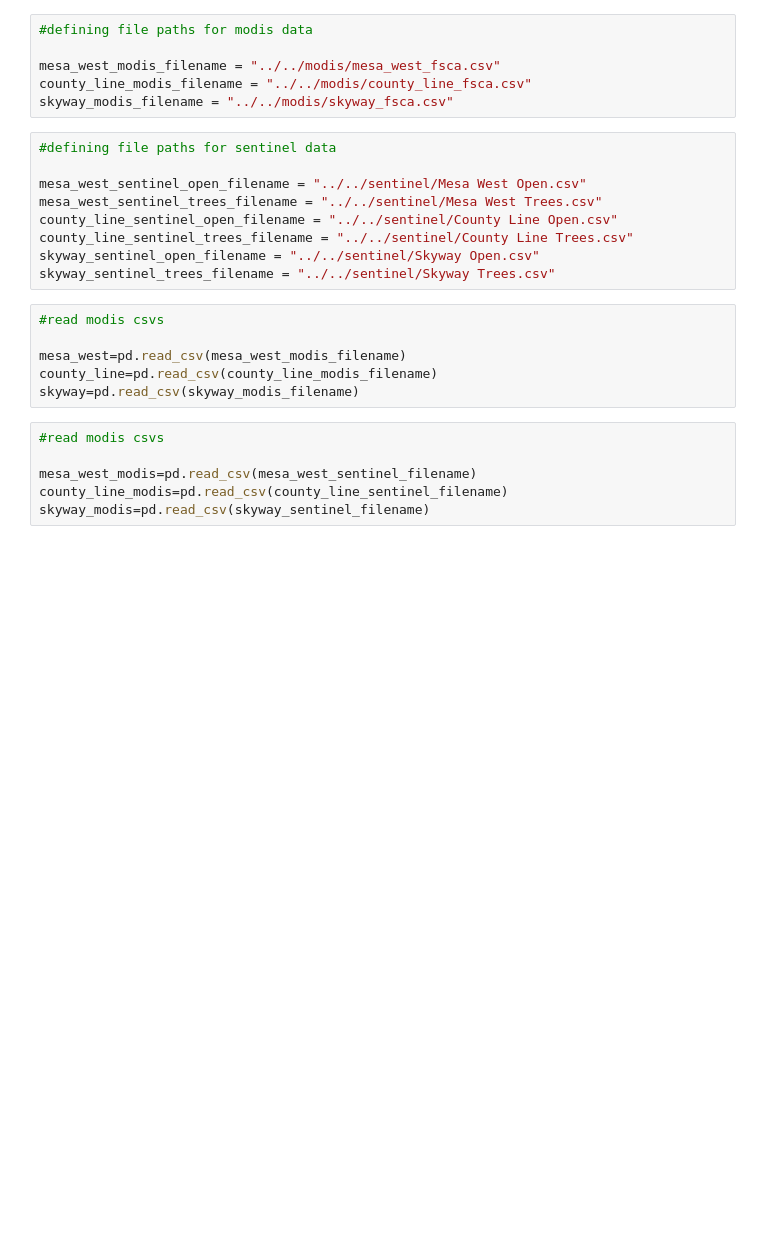
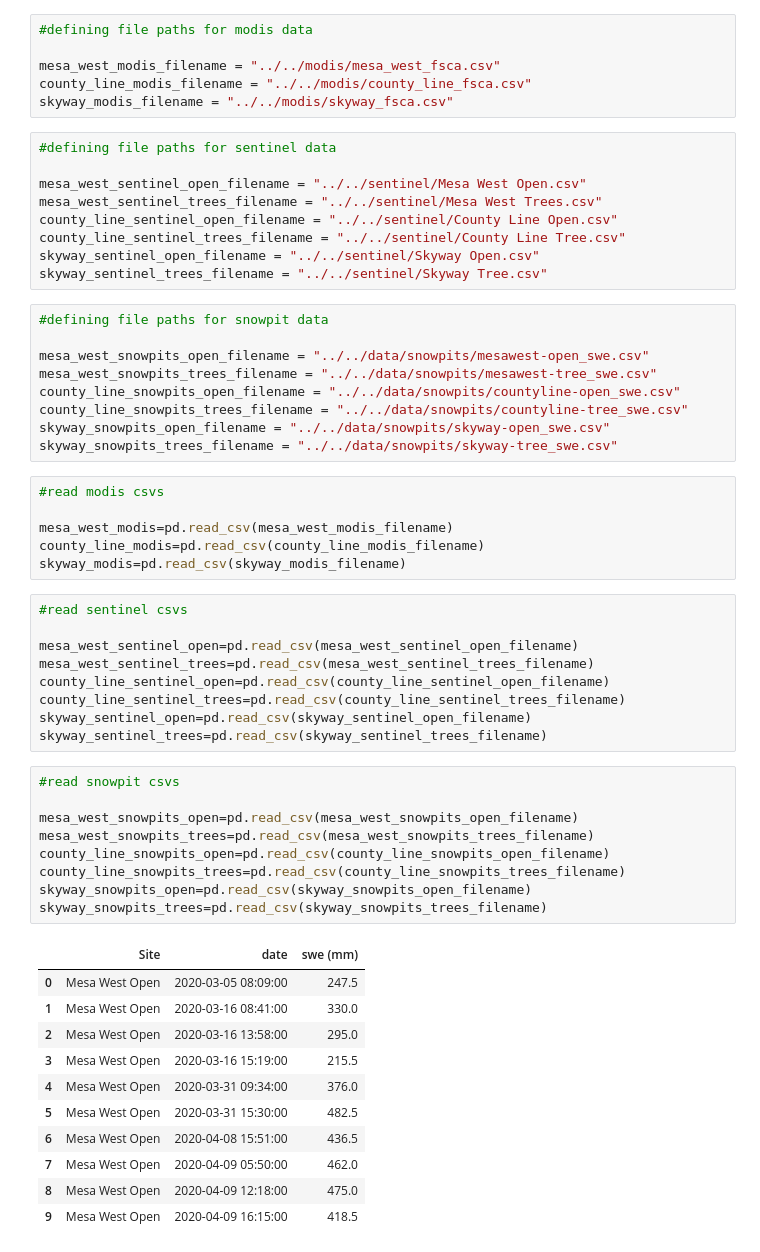
Before and after one commit to snowex-hackweek/snowmelt-timing, a Jupyter notebook: contributors/lila/lila_modis_notebook.ipynb, the cells around one changed output. Cells and saved outputs as stored; diff of their text form; blank space fills up the shorter version.

```diff
--- a/contributors/lila/lila_modis_notebook.ipynb
+++ b/contributors/lila/lila_modis_notebook.ipynb
@@ -19,19 +48,52 @@ skyway_modis_filename = "../../modis/skyway_fsca.csv"
 mesa_west_sentinel_open_filename = "../../sentinel/Mesa West Open.csv"
 mesa_west_sentinel_trees_filename = "../../sentinel/Mesa West Trees.csv"
 county_line_sentinel_open_filename = "../../sentinel/County Line Open.csv"
-county_line_sentinel_trees_filename = "../../sentinel/County Line Trees.csv"
+county_line_sentinel_trees_filename = "../../sentinel/County Line Tree.csv"
 skyway_sentinel_open_filename = "../../sentinel/Skyway Open.csv"
-skyway_sentinel_trees_filename = "../../sentinel/Skyway Trees.csv"
+skyway_sentinel_trees_filename = "../../sentinel/Skyway Tree.csv"
+# %%
+#defining file paths for snowpit data
+
+mesa_west_snowpits_open_filename = "../../data/snowpits/mesawest-open_swe.csv"
+mesa_west_snowpits_trees_filename = "../../data/snowpits/mesawest-tree_swe.csv"
+county_line_snowpits_open_filename = "../../data/snowpits/countyline-open_swe.csv"
+county_line_snowpits_trees_filename = "../../data/snowpits/countyline-tree_swe.csv"
+skyway_snowpits_open_filename = "../../data/snowpits/skyway-open_swe.csv"
+skyway_snowpits_trees_filename = "../../data/snowpits/skyway-tree_swe.csv"
 # %%
 #read modis csvs
 
-mesa_west=pd.read_csv(mesa_west_modis_filename)
-county_line=pd.read_csv(county_line_modis_filename)
-skyway=pd.read_csv(skyway_modis_filename)
+mesa_west_modis=pd.read_csv(mesa_west_modis_filename)
+county_line_modis=pd.read_csv(county_line_modis_filename)
+skyway_modis=pd.read_csv(skyway_modis_filename)
 # %%
-#read modis csvs
+#read sentinel csvs
 
-mesa_west_modis=pd.read_csv(mesa_west_sentinel_filename)
-county_line_modis=pd.read_csv(county_line_sentinel_filename)
-skyway_modis=pd.read_csv(skyway_sentinel_filename)
+mesa_west_sentinel_open=pd.read_csv(mesa_west_sentinel_open_filename)
+mesa_west_sentinel_trees=pd.read_csv(mesa_west_sentinel_trees_filename)
+county_line_sentinel_open=pd.read_csv(county_line_sentinel_open_filename)
+county_line_sentinel_trees=pd.read_csv(county_line_sentinel_trees_filename)
+skyway_sentinel_open=pd.read_csv(skyway_sentinel_open_filename)
+skyway_sentinel_trees=pd.read_csv(skyway_sentinel_trees_filename)
+# %%
+#read snowpit csvs
+
+mesa_west_snowpits_open=pd.read_csv(mesa_west_snowpits_open_filename)
+mesa_west_snowpits_trees=pd.read_csv(mesa_west_snowpits_trees_filename)
+county_line_snowpits_open=pd.read_csv(county_line_snowpits_open_filename)
+county_line_snowpits_trees=pd.read_csv(county_line_snowpits_trees_filename)
+skyway_snowpits_open=pd.read_csv(skyway_snowpits_open_filename)
+skyway_snowpits_trees=pd.read_csv(skyway_snowpits_trees_filename)
+# %% [output]
+|  | Site | date | swe (mm) |
+| 0 | Mesa West Open | 2020-03-05 08:09:00 | 247.5 |
+| 1 | Mesa West Open | 2020-03-16 08:41:00 | 330.0 |
+| 2 | Mesa West Open | 2020-03-16 13:58:00 | 295.0 |
+| 3 | Mesa West Open | 2020-03-16 15:19:00 | 215.5 |
+| 4 | Mesa West Open | 2020-03-31 09:34:00 | 376.0 |
+| 5 | Mesa West Open | 2020-03-31 15:30:00 | 482.5 |
+| 6 | Mesa West Open | 2020-04-08 15:51:00 | 436.5 |
+| 7 | Mesa West Open | 2020-04-09 05:50:00 | 462.0 |
+| 8 | Mesa West Open | 2020-04-09 12:18:00 | 475.0 |
+| 9 | Mesa West Open | 2020-04-09 16:15:00 | 418.5 |
 # %%
```
Also changed, not shown: parts of 11 cells of this notebook.
